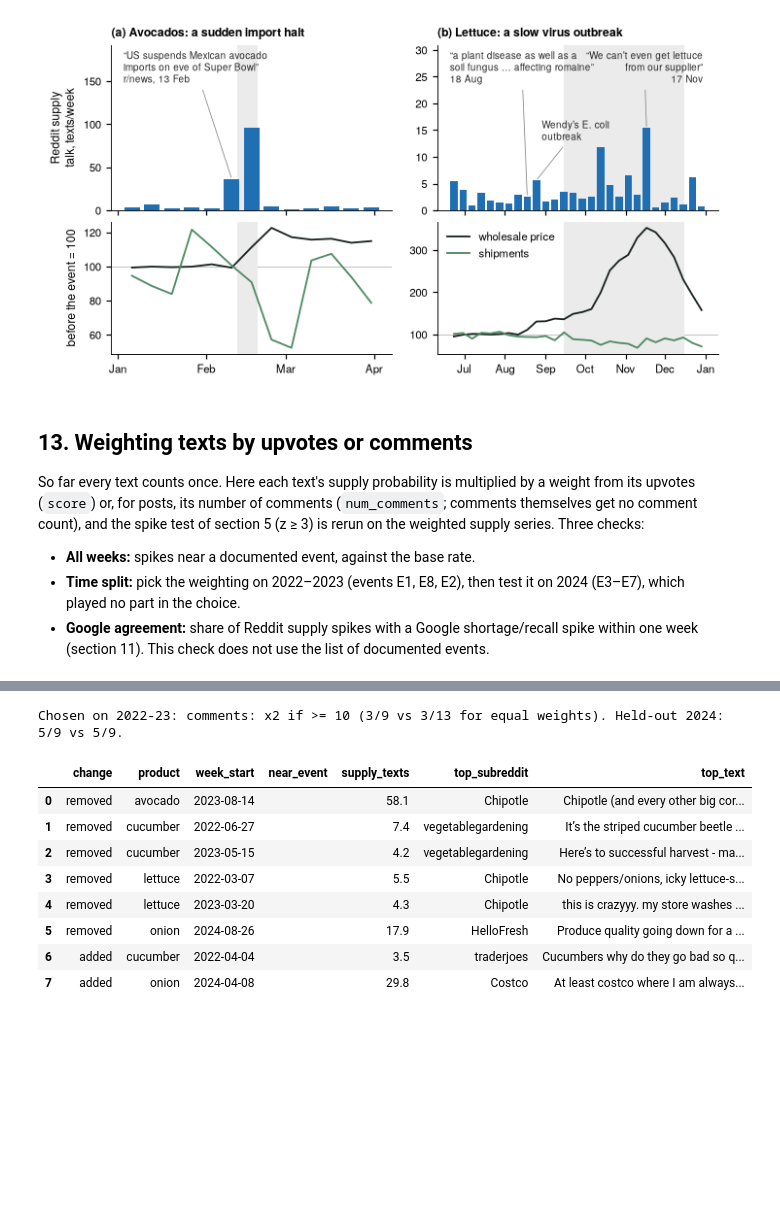
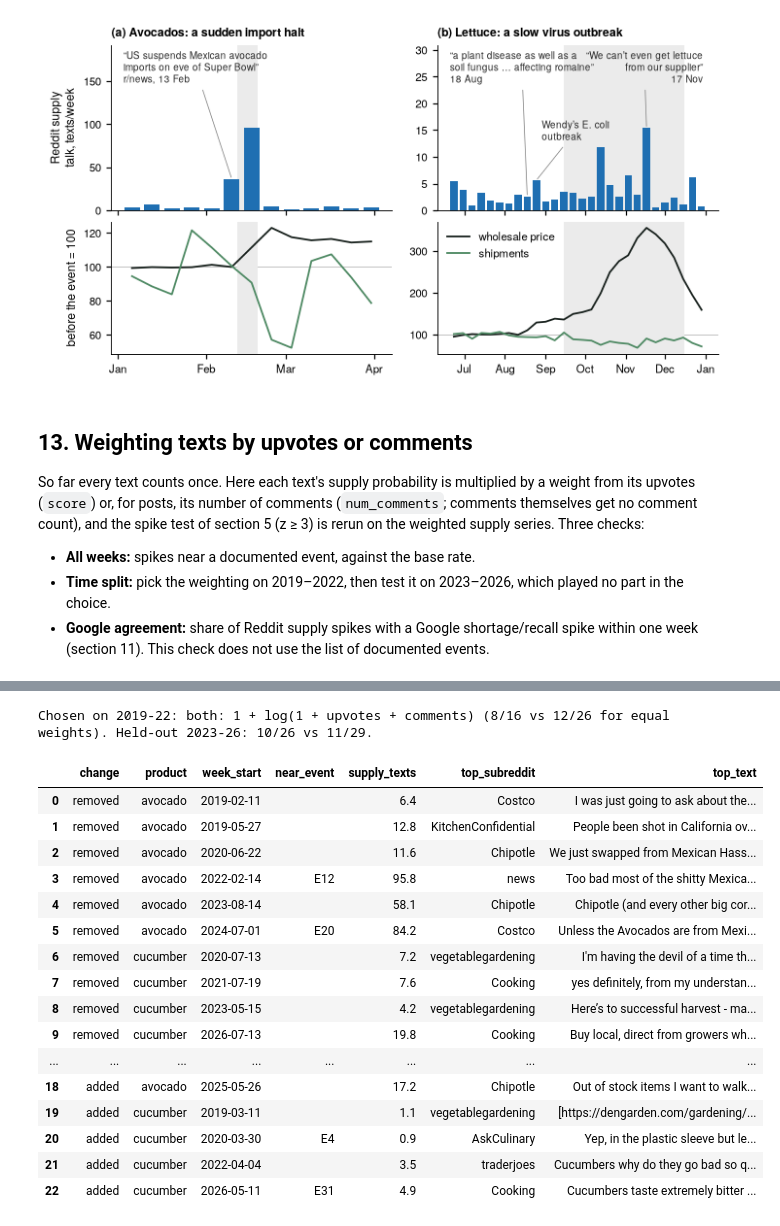
Before and after one commit to joy91269/CultivateIQYummy, a Jupyter notebook: notebooks/task2_signals_and_prices.ipynb, the cells around one changed output, grey strips where cells are left out. Cells and saved outputs as stored; diff of their text form; code cells hidden in the pictures; blank space fills up the shorter version.

```diff
--- a/notebooks/task2_signals_and_prices.ipynb
+++ b/notebooks/task2_signals_and_prices.ipynb
@@ -576,5 +606,5 @@ origin × organic combination). Index mean over 2022–2024 ≈ 100.
 # %%
-prices = P.load_prices("data/processed/ams_terminal_prices.csv.gz")
+prices = pd.concat([P.load_prices(d / "ams_terminal_prices.csv.gz") for d in PERIODS], ignore_index=True).drop_duplicates()
 widx = S.price_anomalies(P.weekly_indices(prices))
 widx.to_csv(TAB / "price_index_weekly.csv", index=False)
 nat = widx[widx["market"] == "ALL"]
@@ -878,6 +937,7 @@ def wk(d):   # Monday of the week containing d
     d = pd.Timestamp(d); return d - pd.Timedelta(days=d.weekday())
 
 fmt = lambda t: f"{t[0]:.2f} ({t[1]:.2f}-{t[2]:.2f})"
+rnd = lambda x, d=None: (round(x, d) if d else round(x)) if pd.notna(x) else np.nan   # NaN: no usable comparison year
 verdict = []
 for e in events_ref.itertuples():
     s0, s1 = wk(e.start_date), wk(e.end_date)
@@ -894,6 +954,8 @@ for e in events_ref.itertuples():
     market = ("supply shock" if p_up and q_dir == "fell" else "demand increase" if p_up else
               "supply increase" if p_down and q_dir == "rose" else "demand decrease" if p_down else
               "no clear price effect")
+    if pd.isna(p_pct) or pd.isna(q_pct):
+        market = "no comparison year"
     # online reading
     pre = counts(e.product, s0 - pd.Timedelta(weeks=w_pre), s0 - pd.Timedelta(days=1))
     dur = counts(e.product, s0, s1)
@@ -907,8 +969,8 @@ for e in events_ref.itertuples():
     imp = impact.set_index("event_id").loc[e.event_id]
     verdict.append({"event_id": e.event_id, "product": e.product, "event": e.event_name,
                     "price_change_pct": imp["mean_change_pct"], "price_seasonally_adjusted_pct": imp[sa],
-                    "price_percentile": round(p_pct), "shipments_change_pct": round(q["mean_change_pct"], 1),
-                    "shipments_seasonally_adjusted_pct": round(q[sa], 1), "shipments_percentile": round(q_pct),
+                    "price_percentile": rnd(p_pct), "shipments_change_pct": rnd(q["mean_change_pct"], 1),
+                    "shipments_seasonally_adjusted_pct": rnd(q[sa], 1), "shipments_percentile": rnd(q_pct),
                     "shipments": q_dir,
                     "market_reading": market,
                     "supply_talk_rate_ratio": fmt(rr["supply"]), "demand_talk_rate_ratio": fmt(rr["demand"]),
@@ -975,9 +1045,11 @@ is compared only with the previous 8 weeks of the same term, as for the Reddit s
 Searches are a second, independent public signal: if Reddit spikes mark real events, search spikes should fall near
 the same events. Shortage and recall searches together correspond to Reddit's supply label (recalls are supply).
 # %%
-gt = pd.read_csv("data/processed/google_trends_weekly.csv", parse_dates=["week_start"])
+# Google scales each download window on its own: z-scores within each collection period
+gt = read_periods("google_trends_weekly.csv", parse_dates=["week_start"])
+gt = gt.sort_values("period").drop_duplicates(["product", "series", "week_start"], keep="last")
 gt = gt.sort_values(["product", "series", "week_start"])
-gt["z"] = gt.groupby(["product", "series"])["interest"].transform(
+gt["z"] = gt.groupby(["product", "series", "period"])["interest"].transform(
     lambda s: S.trailing_z(np.log1p(s), 8, min_sd=0.2))
 gw = gt.pivot_table(index=["product", "week_start"], columns="series", values="z").add_prefix("gz_").reset_index()
 gw["gz_shortage_or_recall"] = gw[["gz_shortage", "gz_recall"]].max(axis=1)
@@ -1114,11 +1204,11 @@ are Reddit texts of the event dataset (`event_dataset.csv`), shortened with an e
 # %%
 STORIES = [  # product, title, weeks shown, end of the baseline, events shaded, quotes (date, text, text position)
     dict(product="avocado", title="(a) Avocados: a sudden import halt", start="2022-01-03", end="2022-03-28",
-         base_end="2022-02-07", events=["E1"],
+         base_end="2022-02-07", events=["E12"],
          quotes=[("2022-02-13", "“US suspends Mexican avocado\nimports on eve of Super Bowl”\nr/news, 13 Feb",
                   ("2022-01-03", 0.97, "left"))]),
     dict(product="lettuce", title="(b) Lettuce: a slow virus outbreak", start="2022-06-20", end="2022-12-26",
-         base_end="2022-08-15", events=["E2"],
+         base_end="2022-08-15", events=["E15"],
          quotes=[("2022-08-18", "“a plant disease as well as a\nsoil fungus … affecting romaine”\n18 Aug",
                   ("2022-06-20", 0.97, "left")),
                  ("2022-08-23", "Wendy’s E. coli\noutbreak", ("2022-08-29", 0.55, "left")),
@@ -1164,8 +1254,7 @@ So far every text counts once. Here each text's supply probability is multiplied
 (`score`) or, for posts, its number of comments (`num_comments`; comments themselves get no comment count), and the
 spike test of section 5 (z ≥ 3) is rerun on the weighted supply series. Three checks:
 - **All weeks:** spikes near a documented event, against the base rate.
-- **Time split:** pick the weighting on 2022–2023 (events E1, E8, E2), then test it on 2024 (E3–E7), which played no
-  part in the choice.
+- **Time split:** pick the weighting on 2019–2022, then test it on 2023–2026, which played no part in the choice.
 - **Google agreement:** share of Reddit supply spikes with a Google shortage/recall spike within one week (section 11).
   This check does not use the list of documented events.
 # %%
@@ -1183,6 +1272,7 @@ WEIGHTS = {  # name -> weight per text (score = upvotes, num_comments = comments
 up = obs["score"].clip(lower=0).fillna(0).to_numpy()
 nc = obs["num_comments"].clip(lower=0).fillna(0).to_numpy()
 grid = S.week_grid(START, END)
+SPLIT = "2023-01-01"   # choose the weighting on 2019-2022, test it on 2023-2026
 
 def weighted_supply_z(w):
     o = obs.assign(ws=obs["p_supply"] * w)
@@ -1214,22 +1304,23 @@ for name, f in WEIGHTS.items():
     d = weighted_supply_z(f(up, nc)).merge(sw[["product", "week_start", "near_event"]], on=["product", "week_start"])
     zs[name] = d
     n, k, p, found = enrichment(d)
-    n1, k1, p1, f1 = enrichment(d[d["week_start"] < "2024-01-01"])
-    n2, k2, p2, f2 = enrichment(d[d["week_start"] >= "2024-01-01"])
+    n1, k1, p1, f1 = enrichment(d[d["week_start"] < SPLIT])
+    n2, k2, p2, f2 = enrichment(d[d["week_start"] >= SPLIT])
     g = google_agreement(d)
     rows.append({"weighting": name, "spikes": n, "near_event": k, "share": round(k / n, 2), "p": p, "events_found": found,
-                 "spikes_2022_23": n1, "near_2022_23": k1, "share_2022_23": round(k1 / n1, 2), "p_2022_23": p1,
-                 "spikes_2024": n2, "near_2024": k2, "share_2024": round(k2 / n2, 2), "p_2024": p2,
-                 "events_found_2024": f2, "with_google_spike": g, "share_with_google": round(g / n, 2)})
+                 "spikes_2019_22": n1, "near_2019_22": k1, "share_2019_22": round(k1 / n1, 2) if n1 else np.nan,
+                 "p_2019_22": p1, "spikes_2023_26": n2, "near_2023_26": k2,
+                 "share_2023_26": round(k2 / n2, 2) if n2 else np.nan, "p_2023_26": p2, "events_found_2023_26": f2, "with_google_spike": g, "share_with_google": round(g / n, 2)})
 wtab = pd.DataFrame(rows)
 wtab.to_csv(TAB / "weighting_robustness.csv", index=False)
 display(wtab)
 
-best = wtab.iloc[1:].sort_values(["share_2022_23", "p_2022_23"], ascending=[False, True]).iloc[0]
+best = wtab.iloc[1:].sort_values(["share_2019_22", "p_2019_22"], ascending=[False, True]).iloc[0]
 eq = wtab.iloc[0]
-print(f"Chosen on 2022-23: {best['weighting']} ({best['near_2022_23']}/{best['spikes_2022_23']} vs "
-      f"{eq['near_2022_23']}/{eq['spikes_2022_23']} for equal weights). "
-      f"Held-out 2024: {best['near_2024']}/{best['spikes_2024']} vs {eq['near_2024']}/{eq['spikes_2024']}.")
+print(f"Chosen on 2019-22: {best['weighting']} ({best['near_2019_22']}/{best['spikes_2019_22']} vs "
+      f"{eq['near_2019_22']}/{eq['spikes_2019_22']} for equal weights). "
+      f"Held-out 2023-26: {best['near_2023_26']}/{best['spikes_2023_26']} vs "
+      f"{eq['near_2023_26']}/{eq['spikes_2023_26']}.")
 
 # which spike weeks the chosen weighting removes or adds, with the most supply-like text of the week
 a, b = zs[eq["weighting"]], zs[best["weighting"]]
@@ -1259,10 +1350,18 @@ display(pd.DataFrame(diff))
-Chosen on 2022-23: comments: x2 if >= 10 (3/9 vs 3/13 for equal weights). Held-out 2024: 5/9 vs 5/9.
+Chosen on 2019-22: both: 1 + log(1 + upvotes + comments) (8/16 vs 12/26 for equal weights). Held-out 2023-26: 10/26 vs 11/29.
 |  | change | product | week_start | near_event | supply_texts | top_subreddit | top_text |
-| 0 | removed | avocado | 2023-08-14 |  | 58.1 | Chipotle | Chipotle (and every other big cor... |
-| 1 | removed | cucumber | 2022-06-27 |  | 7.4 | vegetablegardening | It’s the striped cucumber beetle ... |
-| 2 | removed | cucumber | 2023-05-15 |  | 4.2 | vegetablegardening | Here’s to successful harvest - ma... |
-| 3 | removed | lettuce | 2022-03-07 |  | 5.5 | Chipotle | No peppers/onions, icky lettuce-s... |
-| 4 | removed | lettuce | 2023-03-20 |  | 4.3 | Chipotle | this is crazyyy. my store washes ... |
-| 5 | removed | onion | 2024-08-26 |  | 17.9 | HelloFresh | Produce quality going down for a ... |
-| 6 | added | cucumber | 2022-04-04 |  | 3.5 | traderjoes | Cucumbers why do they go bad so q... |
-| 7 | added | onion | 2024-04-08 |  | 29.8 | Costco | At least costco where I am always... |
+| 0 | removed | avocado | 2019-02-11 |  | 6.4 | Costco | I was just going to ask about the... |
+| 1 | removed | avocado | 2019-05-27 |  | 12.8 | KitchenConfidential | People been shot in California ov... |
+| 2 | removed | avocado | 2020-06-22 |  | 11.6 | Chipotle | We just swapped from Mexican Hass... |
+| 3 | removed | avocado | 2022-02-14 | E12 | 95.8 | news | Too bad most of the shitty Mexica... |
+| 4 | removed | avocado | 2023-08-14 |  | 58.1 | Chipotle | Chipotle (and every other big cor... |
+| 5 | removed | avocado | 2024-07-01 | E20 | 84.2 | Costco | Unless the Avocados are from Mexi... |
+| 6 | removed | cucumber | 2020-07-13 |  | 7.2 | vegetablegardening | I'm having the devil of a time th... |
+| 7 | removed | cucumber | 2021-07-19 |  | 7.6 | Cooking | yes definitely, from my understan... |
+| 8 | removed | cucumber | 2023-05-15 |  | 4.2 | vegetablegardening | Here’s to successful harvest - ma... |
+| 9 | removed | cucumber | 2026-07-13 |  | 19.8 | Cooking | Buy local, direct from growers wh... |
+| ... | ... | ... | ... | ... | ... | ... | ... |
+| 18 | added | avocado | 2025-05-26 |  | 17.2 | Chipotle | Out of stock items I want to walk... |
+| 19 | added | cucumber | 2019-03-11 |  | 1.1 | vegetablegardening | [https://dengarden.com/gardening/... |
+| 20 | added | cucumber | 2020-03-30 | E4 | 0.9 | AskCulinary | Yep, in the plastic sleeve but le... |
+| 21 | added | cucumber | 2022-04-04 |  | 3.5 | traderjoes | Cucumbers why do they go bad so q... |
+| 22 | added | cucumber | 2026-05-11 | E31 | 4.9 | Cooking | Cucumbers taste extremely bitter ... |
```
Also changed, not shown: parts of 23 cells of this notebook, 51 other files.
